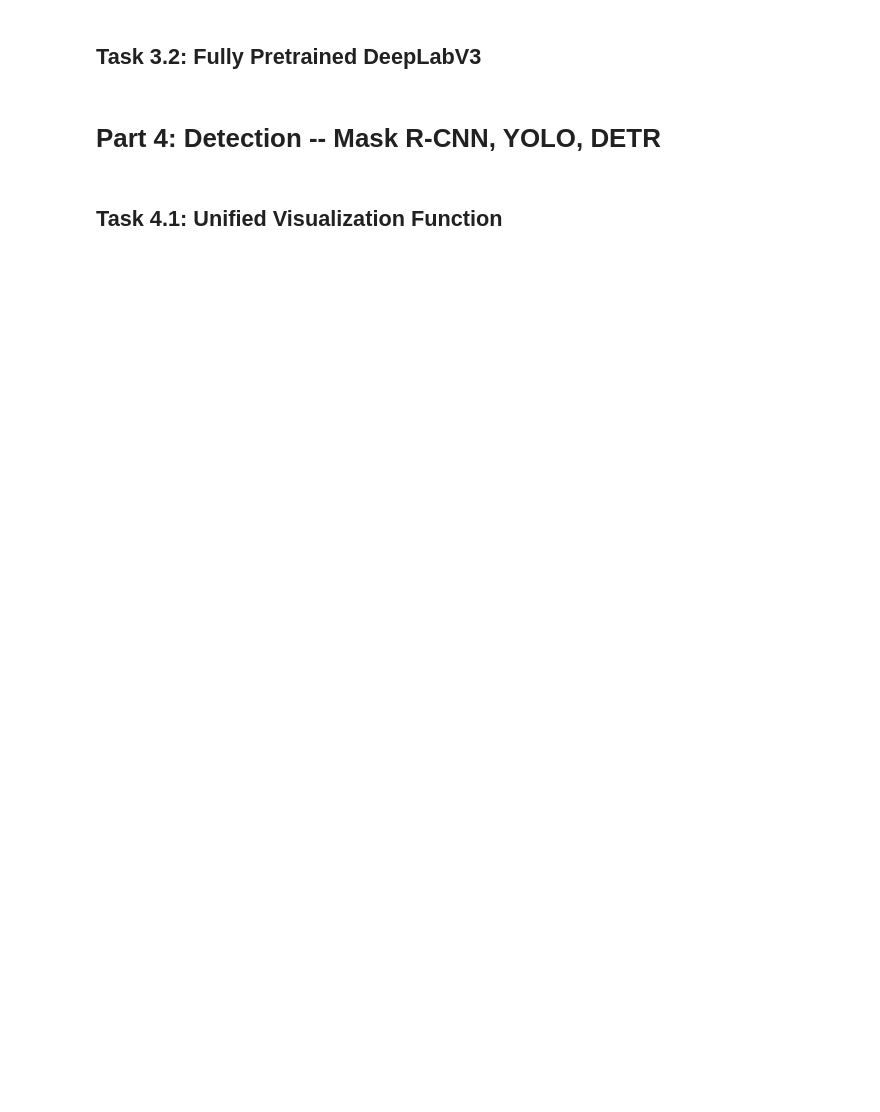
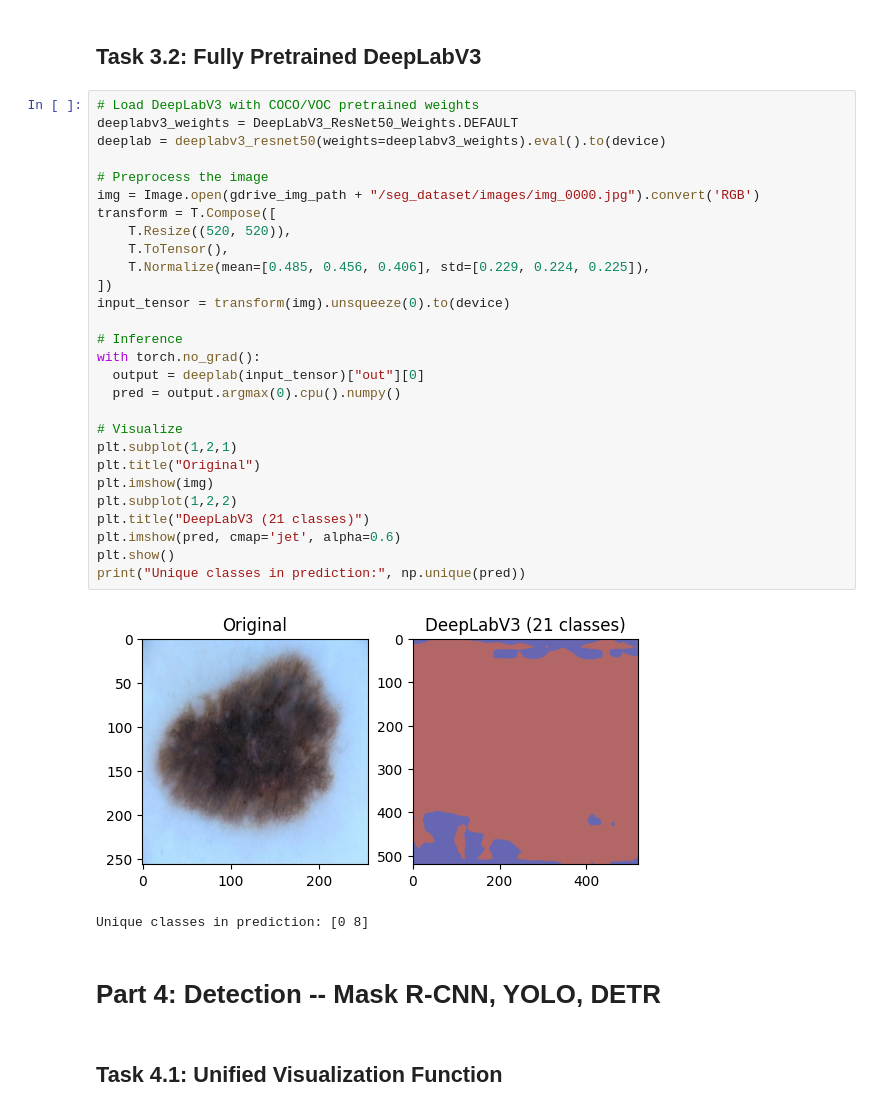
Before and after one commit to bmulaw/ComputerVision, a Jupyter notebook: ComputerVision_lab2_SAM_ObjectDetection.ipynb, the cells around one changed output. Saved outputs shown, nothing was run; the diff lists cells and outputs as text; blank space fills up the shorter version.

```diff
--- a/ComputerVision_lab2_SAM_ObjectDetection.ipynb
+++ b/ComputerVision_lab2_SAM_ObjectDetection.ipynb
@@ -441,5 +470,36 @@ for epoch in range(num_epochs):
 # %% [markdown]
 ## Task 3.2: Fully Pretrained DeepLabV3
+# %%
+# Load DeepLabV3 with COCO/VOC pretrained weights
+deeplabv3_weights = DeepLabV3_ResNet50_Weights.DEFAULT
+deeplab = deeplabv3_resnet50(weights=deeplabv3_weights).eval().to(device)
+
+# Preprocess the image
+img = Image.open(gdrive_img_path + "/seg_dataset/images/img_0000.jpg").convert('RGB')
+transform = T.Compose([
+    T.Resize((520, 520)),
+    T.ToTensor(),
+    T.Normalize(mean=[0.485, 0.456, 0.406], std=[0.229, 0.224, 0.225]),
+])
+input_tensor = transform(img).unsqueeze(0).to(device)
+
+# Inference
+with torch.no_grad():
+  output = deeplab(input_tensor)["out"][0]
+  pred = output.argmax(0).cpu().numpy()
+
+# Visualize
+plt.subplot(1,2,1)
+plt.title("Original")
+plt.imshow(img)
+plt.subplot(1,2,2)
+plt.title("DeepLabV3 (21 classes)")
+plt.imshow(pred, cmap='jet', alpha=0.6)
+plt.show()
+print("Unique classes in prediction:", np.unique(pred))
+# %% [output]
+[figure, added]
+Unique classes in prediction: [0 8]
 # %% [markdown]
 # **Part 4: Detection -- Mask R-CNN, YOLO, DETR**
 # %% [markdown]
```
Also changed, not shown: parts of 9 cells of this notebook.
